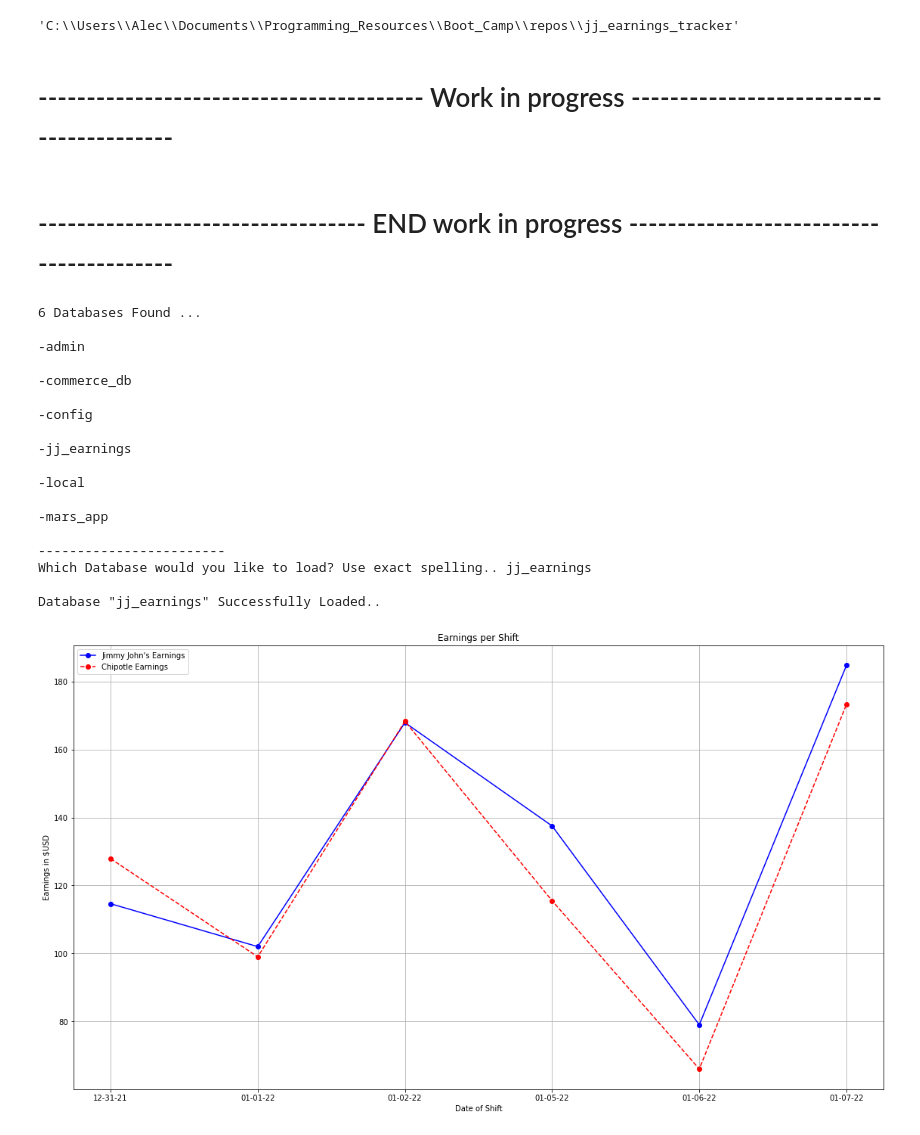
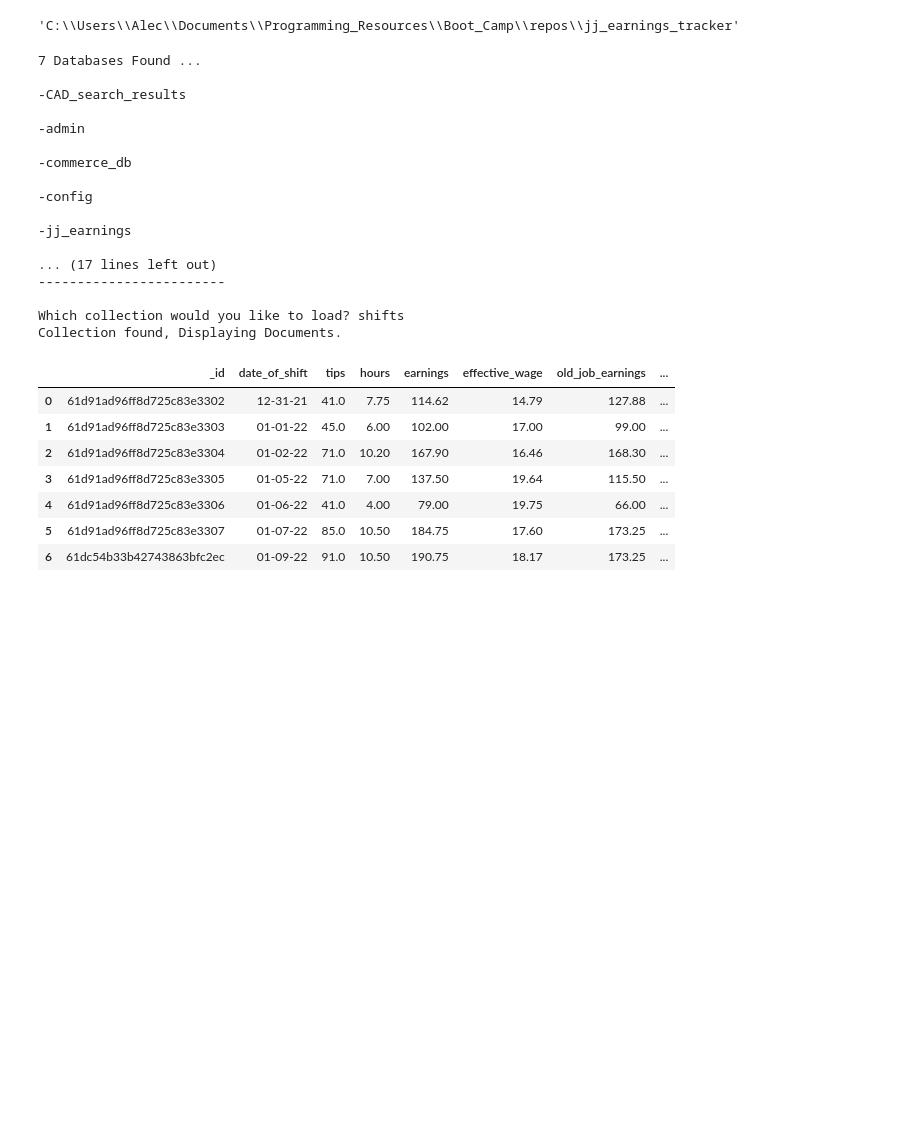
Before and after one commit to HendersonAlec2212/jj_earnings_tracker, a Jupyter notebook: JJ_shift_visualization.ipynb, the cells around one changed output. Cells and saved outputs as stored; diff of their text form; code cells hidden in the pictures; blank space fills up the shorter version.

```diff
--- a/JJ_shift_visualization.ipynb
+++ b/JJ_shift_visualization.ipynb
@@ -43,8 +79,4 @@ collection = db.shifts
 
 # assign all DB names to list
 # dblist = client.list_database_names()
-# %% [markdown]
-# ---------------------------------------- Work in progress ----------------------------------------
-# %% [markdown]
-# ---------------------------------- END work in progress ----------------------------------------
 # %%
@@ -288,27 +221,35 @@ def set_Index(df, column):
-# %%
-class show_me_the_money:
-
-    df = pd.DataFrame(database_pull())
-
-
-    plot_earnings(df)
-# %% [output]
-6 Databases Found ...
-
--admin
-
--commerce_db
-
--config
-
--jj_earnings
-
--local
-
--mars_app
-
-------------------------
-Which Database would you like to load? Use exact spelling.. jj_earnings
-
-Database "jj_earnings" Successfully Loaded..
-[figure, removed]
+# %%
+database_query = query_database()
+collection_query = query_collections(database_query)
+documents = query_documents(database_query,collection_query)
+dataframe = pd.DataFrame(documents)
+
+
+# drop _id from dataframe
+dataframe = dataframe.drop(columns=['_id'])
+# %% [output]
+7 Databases Found ...
+
+-CAD_search_results
+
+-admin
+
+-commerce_db
+
+-config
+
+-jj_earnings
+
+... (17 lines left out)
+------------------------
+
+Which collection would you like to load? shifts
+Collection found, Displaying Documents.
+|  | _id | date_of_shift | tips | hours | earnings | effective_wage | old_job_earnings | ... |
+| 0 | 61d91ad96ff8d725c83e3302 | 12-31-21 | 41.0 | 7.75 | 114.62 | 14.79 | 127.88 | ... |
+| 1 | 61d91ad96ff8d725c83e3303 | 01-01-22 | 45.0 | 6.00 | 102.00 | 17.00 | 99.00 | ... |
+| 2 | 61d91ad96ff8d725c83e3304 | 01-02-22 | 71.0 | 10.20 | 167.90 | 16.46 | 168.30 | ... |
+| 3 | 61d91ad96ff8d725c83e3305 | 01-05-22 | 71.0 | 7.00 | 137.50 | 19.64 | 115.50 | ... |
+| 4 | 61d91ad96ff8d725c83e3306 | 01-06-22 | 41.0 | 4.00 | 79.00 | 19.75 | 66.00 | ... |
+| 5 | 61d91ad96ff8d725c83e3307 | 01-07-22 | 85.0 | 10.50 | 184.75 | 17.60 | 173.25 | ... |
+| 6 | 61dc54b33b42743863bfc2ec | 01-09-22 | 91.0 | 10.50 | 190.75 | 18.17 | 173.25 | ... |
```
Also changed, not shown: parts of 23 cells of this notebook, 3 other files.
